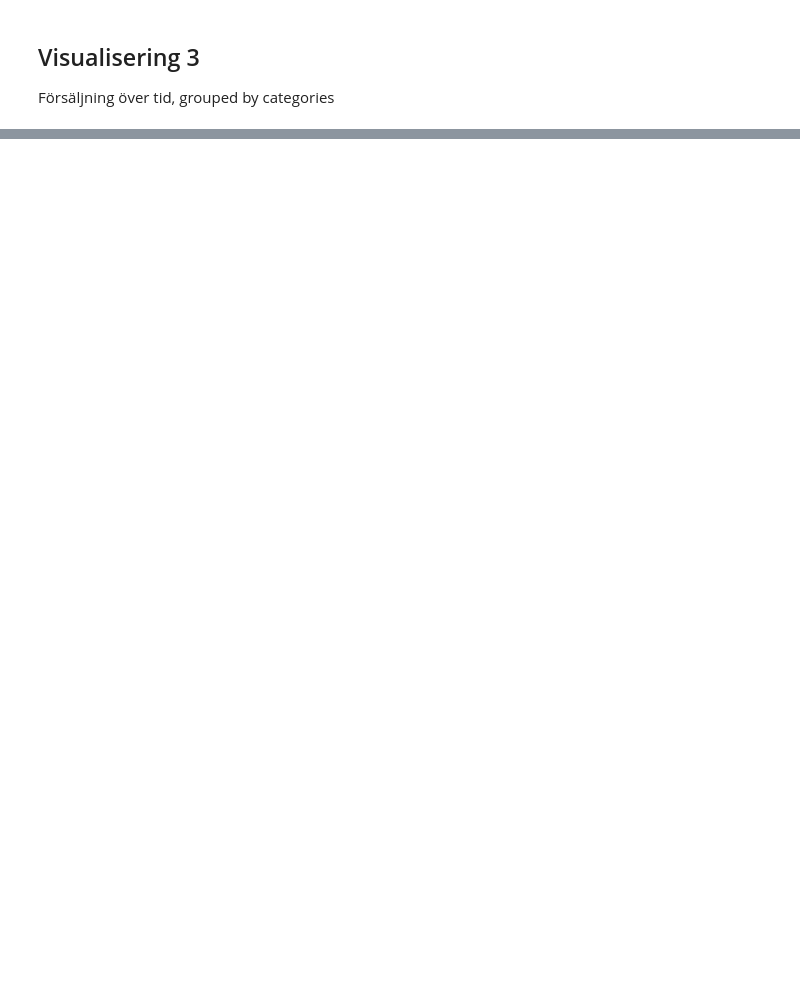
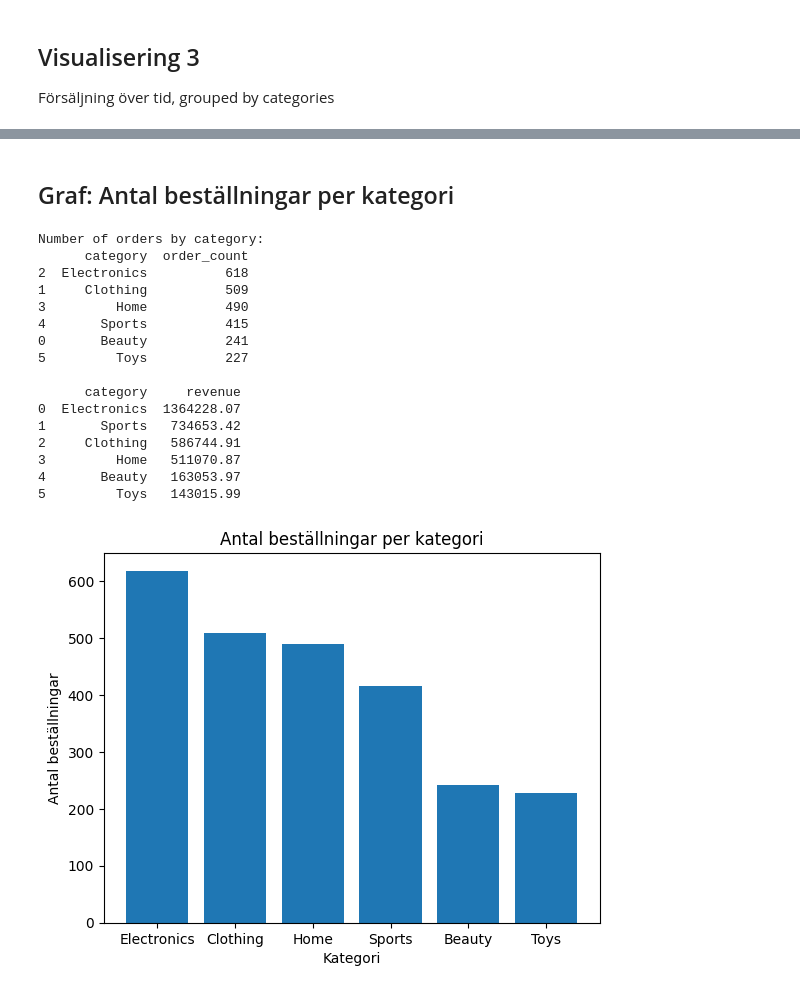
Before and after one commit to VeraStopp/Projektarbete, a Jupyter notebook: report.ipynb, the cells around one changed output, grey strips where cells are left out. Drawn from its saved outputs; the diff is of its cells as text; code cells hidden in the pictures; blank space fills up the shorter version.

Commit message:
WIP: skapade nytt graf och började skapa template för att ha ett rent notebook

```diff
--- a/report.ipynb
+++ b/report.ipynb
@@ -53,16 +61,11 @@ Intäkt per kategori. Vi behöver följande för att rita visualisering som visa
 3. we get our data from ecommerce_sales.csv with the help of io_utils. I believe keeping visuals in a seperate py file is better so far.
 4. plot_revenue_by_category(revenue_by_category) displays the visual
 # %%
-from src.io_utils import load_data                                  # when Kernel restarted, this import must be done. importing load_data function from io_utils file
-from src.metrics import calculate_category_rev
 from src.viz import plot_revenue_by_category                        #importing plot_revenue_by_category function from viz file
 
-
-df = load_data("data/ecommerce_sales.csv")                          #loading the data from ecommerce_sales.csv file
-revenue_by_category = calculate_category_rev(df)  #                 #calling the calculate_category_rev function and storing the result in revenue_by_category variable
-print(revenue_by_category)                                          #printing the revenue_by_category variable
-
+revenue_by_category = M.calculate_category_rev(df)  #               #calling the calculate_category_rev function and storing the result in revenue_by_category variable
 revenue_by_category = revenue_by_category.reset_index(drop=True)    #resetting the index of revenue_by_category DataFrame
+print(revenue_by_category)                                            #printing the revenue_by_category DataFrame
 
 plot_revenue_by_category(revenue_by_category)                       #calling the plot_revenue_by_category function to plot the revenue by category
 # %% [output]
@@ -136 +116,33 @@ plot_monthly_category_revenue(monthly_category_revenue)
 [figure]
+# %% [markdown]
+## Graf: Antal beställningar per kategori
+# %%
+from src.metrics import calculate_number_of_orders_by_category
+from src.viz import plot_number_of_orders_by_category
+
+orders_by_category = calculate_number_of_orders_by_category(df)
+
+print("Number of orders by category:")
+print(orders_by_category)
+print()
+print(revenue_by_category)
+
+plot_number_of_orders_by_category(orders_by_category)
+# %% [output]
+Number of orders by category:
+      category  order_count
+2  Electronics          618
+1     Clothing          509
+3         Home          490
+4       Sports          415
+0       Beauty          241
+5         Toys          227
+
+      category     revenue
+0  Electronics  1364228.07
+1       Sports   734653.42
+2     Clothing   586744.91
+3         Home   511070.87
+4       Beauty   163053.97
+5         Toys   143015.99
+[figure, added]
```
Also changed, not shown: parts of 11 cells of this notebook, 3 other files.
